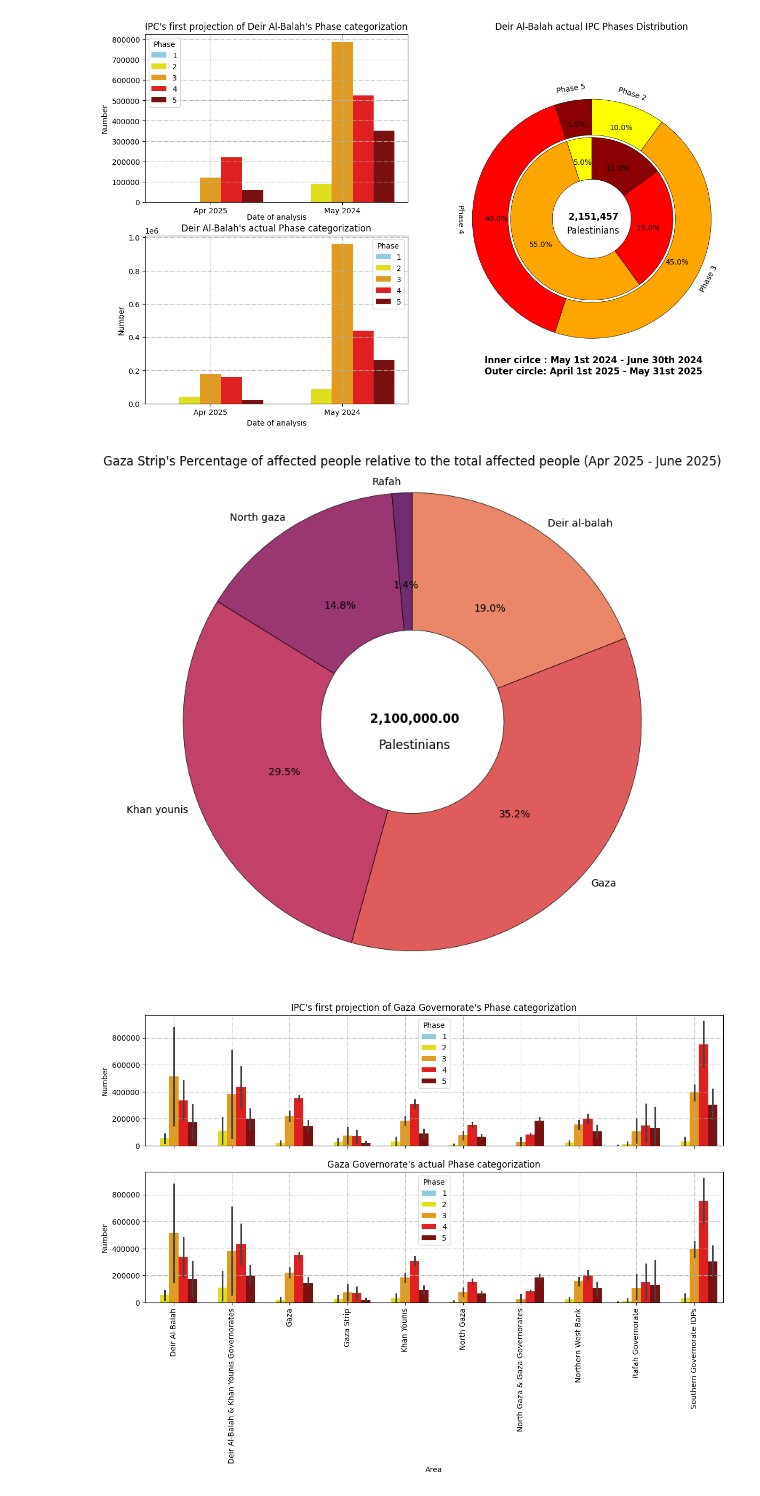
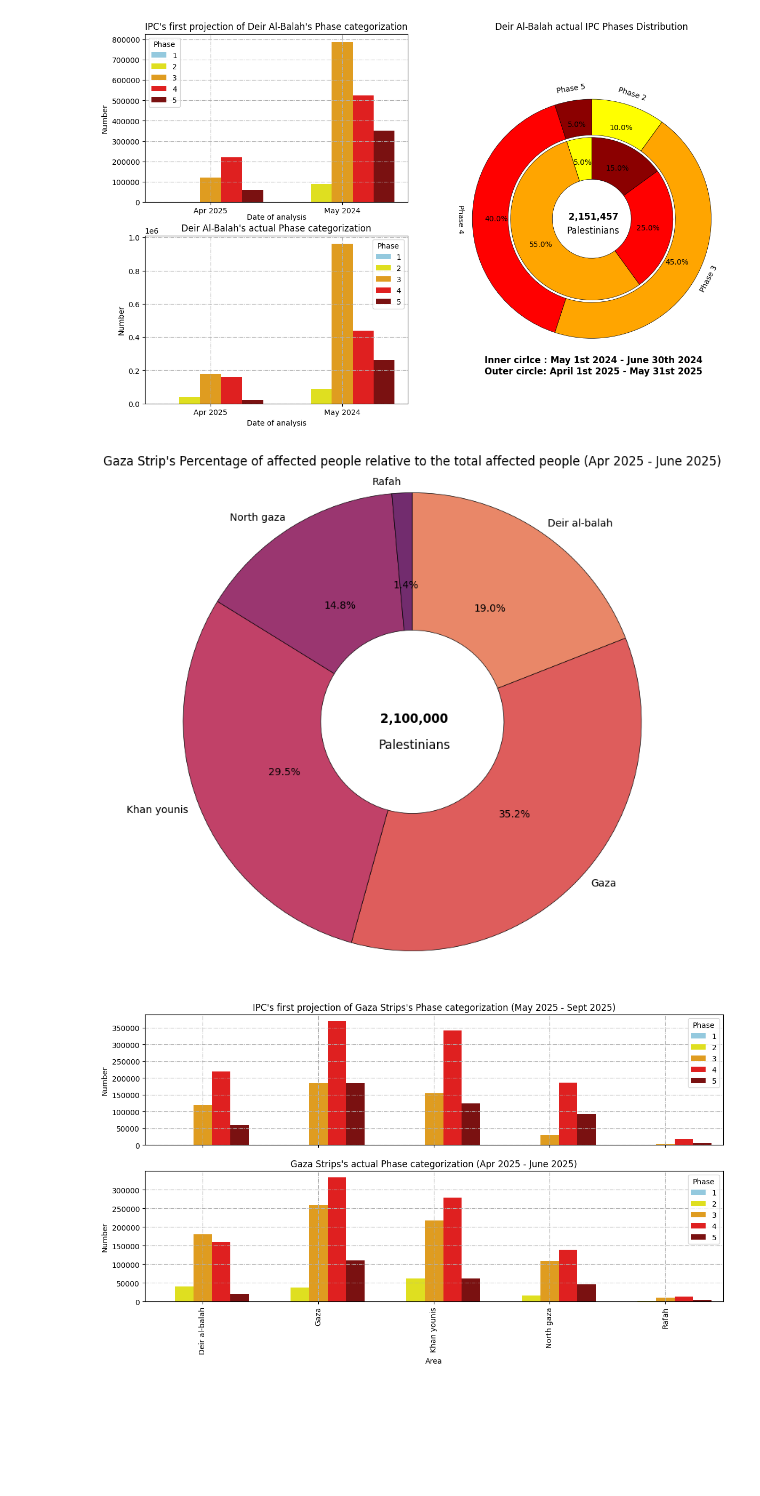
Before and after one commit to MarwanMohammed2500/The-Palestinian-Cause-What-70-Years-of-occupation-can-do-to-a-land-and-its-people, a Jupyter notebook: Chapter 3/Chapter_3.ipynb, the cells around one changed output. Cells and saved outputs as stored; diff of their text form; code cells hidden in the pictures; blank space fills up the shorter version.

```diff
--- a/Chapter 3/Chapter_3.ipynb
+++ b/Chapter 3/Chapter_3.ipynb
@@ -156,40 +156,45 @@ plt.show()
 # %% [output]
 [figure]
 # %%
-Area = ipc_area_latest[["Number", "Area", "Phase", "Validity period"]].loc[ipc_area_latest["Phase"] == "all"].loc[ipc_area_latest["Validity period"] == "current"].groupby("Area").sum()
+Area_Latest = ipc_area_latest[["Number", "Area", "Phase", "Validity period"]].loc[ipc_area_latest["Phase"] == "all"].loc[ipc_area_latest["Validity period"] == "current"].groupby("Area").sum()
 
 plt.figure(figsize=(10, 9))
 
-labels = [f"{area}" for area in Area.index.get_level_values("Area")]
+labels = [f"{area}" for area in Area_Latest.index.get_level_values("Area")]
 
-plt.pie(data=Area, x=Area["Number"], labels=labels, counterclock=False, labeldistance=1.05,
+plt.pie(data=Area_Latest, x=Area_Latest["Number"], labels=labels, counterclock=False, labeldistance=1.05,
          autopct='%1.1f%%', startangle=90, wedgeprops=dict(width=0.6, edgecolor='black', linewidth=0.5),
-         colors=sns.color_palette("flare", n_colors=len(Area)))
+         colors=sns.color_palette("flare", n_colors=len(Area_Latest)))
 
 plt.title("Gaza Strip's Percentage of affected people relative to the total affected people (Apr 2025 - June 2025)", loc="Center", pad=5)
-plt.text(0, 0.015, f"{Area["Number"].sum(): ,.2f}", fontsize=12, ha='center', va='center', color='black', fontweight='bold')
+plt.text(0, 0.015, f"{Area_Latest["Number"].sum(): ,}", fontsize=12, ha='center', va='center', color='black', fontweight='bold')
 plt.text(0.01, -0.1, "Palestinians", fontsize=12, ha='center', va='center', color='black')
 plt.axis('equal')
 
 plt.show()
 # %% [output]
-[figure, old version]
+[figure, new version]
 # %%
 fig, (ax1, ax2) = plt.subplots(2, 1, figsize=(14, 7), sharex=True)
 
-sns.barplot(data=IPC_Area, x="Area", y="Number",
+IPC_Area_Latest = ipc_area_latest[~ipc_area_latest["Phase"].isin(["all", "3+"])][["Number", "Phase", "Area", "Date of analysis", "Validity period"]].groupby(["Area", "Phase", "Date of analysis", "Validity period"]).sum()
+
+IPC_Area_Latest_current = IPC_Area_Latest.xs("current", level="Validity period")
+IPC_Area_Latest_projection = IPC_Area_Latest.xs("first projection", level="Validity period")
+
+sns.barplot(data=IPC_Area_Latest_projection, x="Area", y="Number",
             palette=["skyblue", "yellow", "orange", "red", "darkred"], hue="Phase", ax=ax1)
 plt.xticks(rotation=90)
 ax1.grid(True, linestyle="-.")
-ax1.set_title("IPC's first projection of Gaza Governorate's Phase categorization")
+ax1.set_title("IPC's first projection of Gaza Strips's Phase categorization (May 2025 - Sept 2025)")
 # ax1.xaxis.set_label_coords(0.5, -0.07)
 
-sns.barplot(data=IPC_Area, x="Area", y="Number",
+sns.barplot(data=IPC_Area_Latest_current, x="Area", y="Number",
             palette=["skyblue", "yellow", "orange", "red", "darkred"], hue="Phase", ax=ax2)
 plt.xticks(rotation=90)
 ax2.grid(True, linestyle="-.")
-ax2.set_title("Gaza Governorate's actual Phase categorization")
+ax2.set_title("Gaza Strips's actual Phase categorization (Apr 2025 - June 2025)")
 
 plt.show()
 # %% [output]
-[figure, old version]
+[figure, new version]
```
